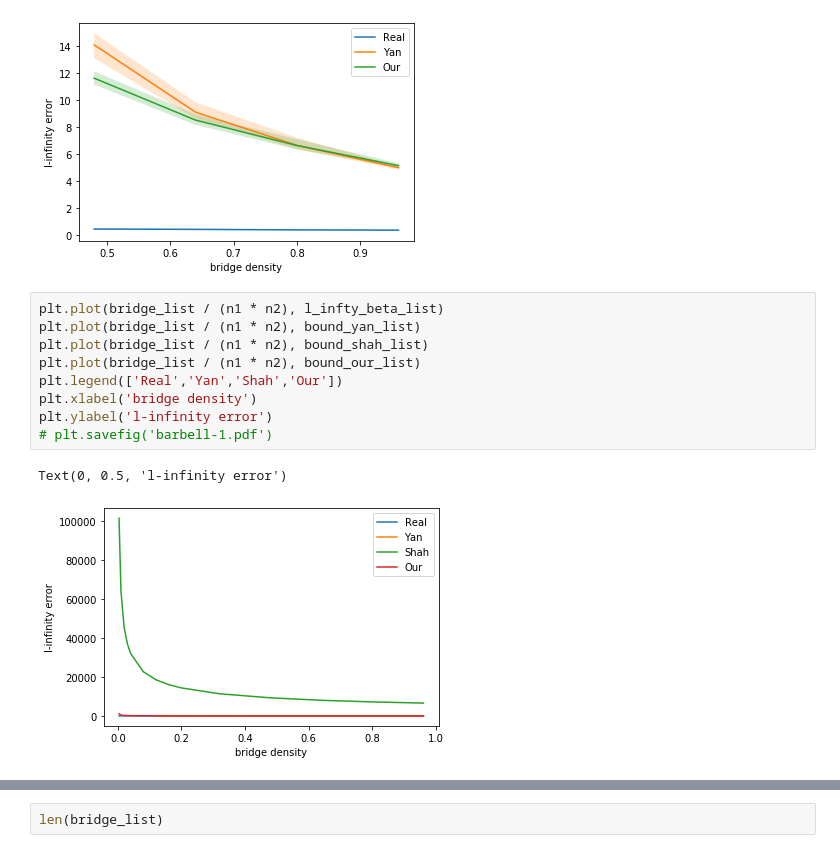
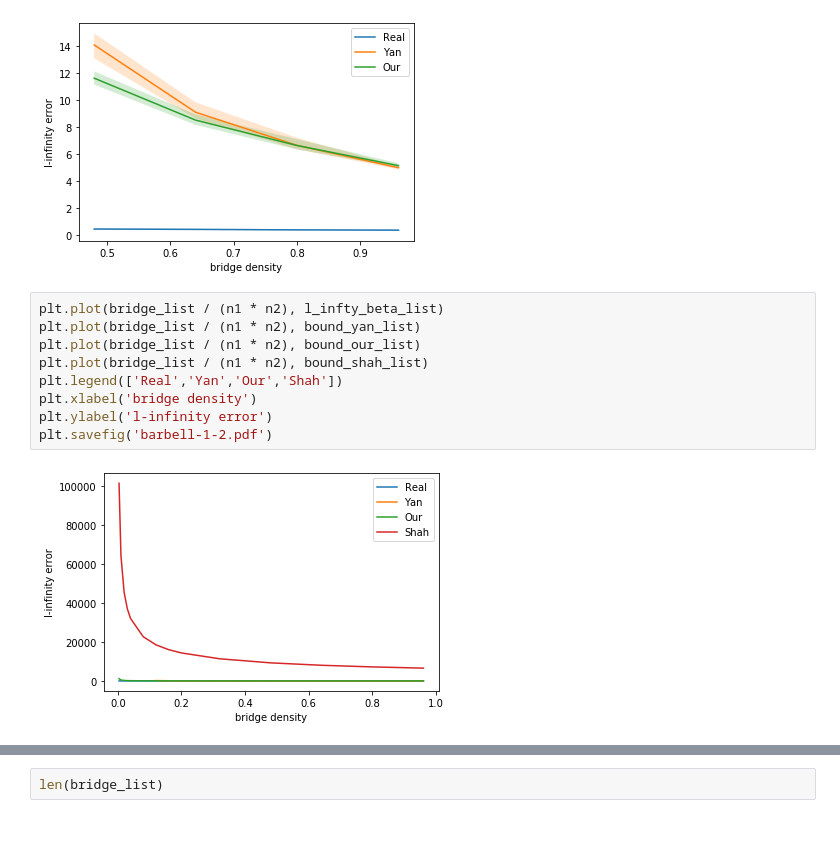
Before and after one commit to MountLee/btl_ell_infinity_general_topo, a Jupyter notebook: general_comparison_graph.ipynb, the cells around one changed output, grey strips where cells are left out. Cells and saved outputs as stored; diff of their text form.

```diff
--- a/general_comparison_graph.ipynb
+++ b/general_comparison_graph.ipynb
@@ -249,12 +249,11 @@ plt.savefig('barbell-2.pdf')
 # %%
 plt.plot(bridge_list / (n1 * n2), l_infty_beta_list)
 plt.plot(bridge_list / (n1 * n2), bound_yan_list)
+plt.plot(bridge_list / (n1 * n2), bound_our_list)
 plt.plot(bridge_list / (n1 * n2), bound_shah_list)
-plt.plot(bridge_list / (n1 * n2), bound_our_list)
-plt.legend(['Real','Yan','Shah','Our'])
+plt.legend(['Real','Yan','Our','Shah'])
 plt.xlabel('bridge density')
 plt.ylabel('l-infinity error')
-# plt.savefig('barbell-1.pdf')
+plt.savefig('barbell-1-2.pdf')
 # %% [output]
-Text(0, 0.5, 'l-infinity error')
-[figure, old version]
+[figure, new version]
```
Also changed, not shown: parts of 12 cells of this notebook, 1 other file.
